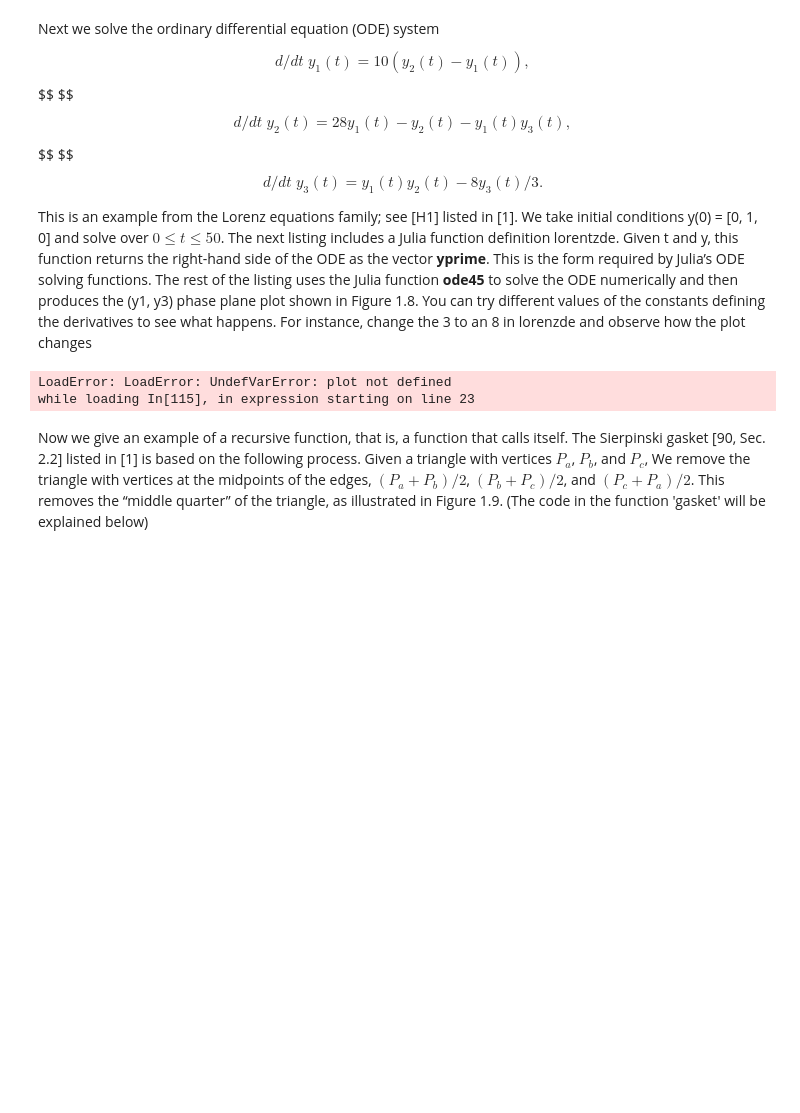
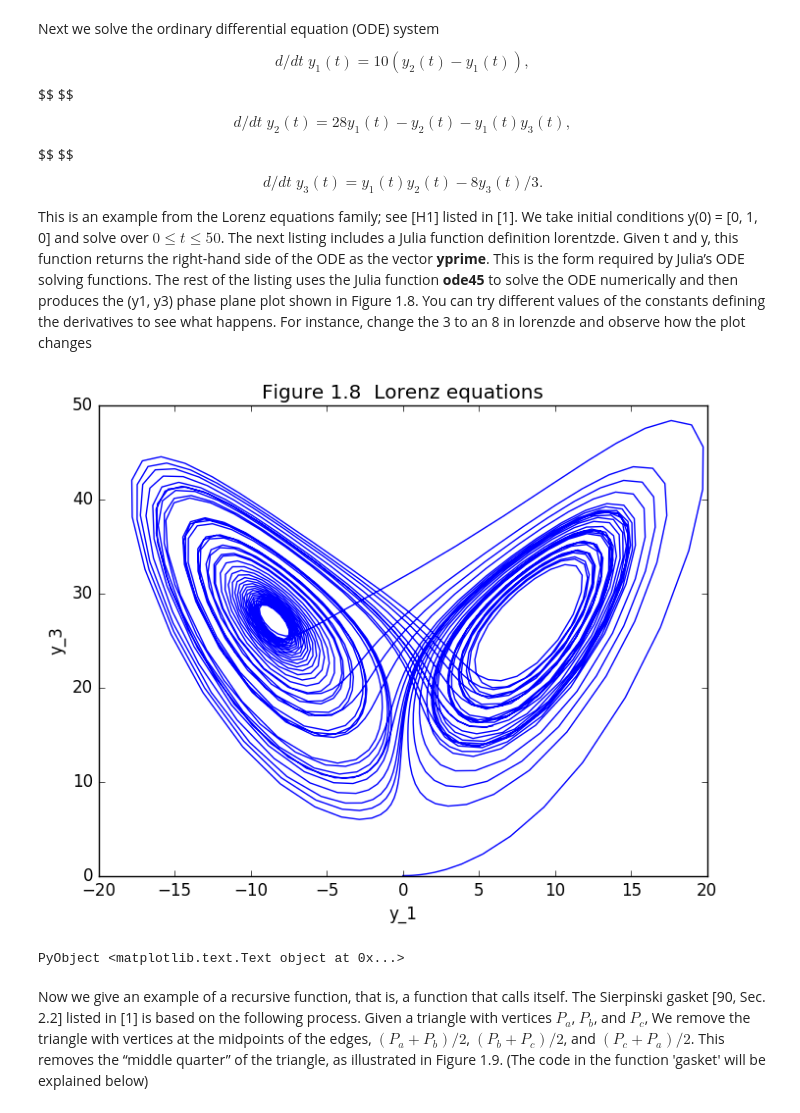
Before and after one commit to macd/dbm_notebooks, a Jupyter notebook: julia_chap1_matlab_guide.ipynb, the cells around one changed output. Cells and saved outputs as stored; diff of their text form; code cells hidden in the pictures; blank space fills up the shorter version.

```diff
--- a/julia_chap1_matlab_guide.ipynb
+++ b/julia_chap1_matlab_guide.ipynb
@@ -539,33 +536,33 @@ This is an example from the Lorenz equations family; see [H1] listed in [1]. We
 # %%
 using ODE
 using PyPlot
 
 function lorenzde(t, y)
     # LORENZDE Lorenz equations.
     # YPRIME = LORENZDE(T, Y)
     yprime = [(10(y[2] - y[1])),  (28y[1] - y[2] - y[1] * y[3]),
                        (y[1] * y[2] - 8y[3] / 3.)]
     return yprime
 end
 
 #lrun    ODE solving example:  Lortez.
 
-tspan = [0 50]           # solve for 0 <= t <= 50
+tspan = [0, 50]           # solve for 0 <= t <= 50
 yzero = [0., 1., 0.]     # initial condition
 
 tout, y = ode45(lorenzde, yzero, tspan)
 
 # ode45 returns a vector of vectors rather than a multidimensional array
 # and we must repack
 ys = hcat(y...).'
 
 plot(ys[:, 1], ys[:, 3])
 xlabel("y_1")
 ylabel("y_3")
 title("Figure 1.8  Lorenz equations")
 # %% [output]
+[figure, added]
-LoadError: LoadError: UndefVarError: plot not defined
-while loading In[115], in expression starting on line 23
+PyObject <matplotlib.text.Text object at 0x...>
 # %% [markdown]
 Now we give an example of a recursive function, that is, a function that calls itself. The Sierpinski gasket [90, Sec. 2.2] listed in [1] is based on the following process. Given a triangle with vertices $P_{a}$, $P_{b}$, and $P_{c}$, We remove the triangle with vertices at the midpoints of the edges, $(P_{a} + P_{b})/2$, $(P_{b} + P_{c}) / 2$, and $(P_{c} + P_{a}) / 2$. This removes the “middle quarter” of the triangle, as illustrated in Figure 1.9. (The code in the function 'gasket' will be explained below)
 # %%
```
Also changed, not shown: parts of 24 cells of this notebook, 5 other files.
